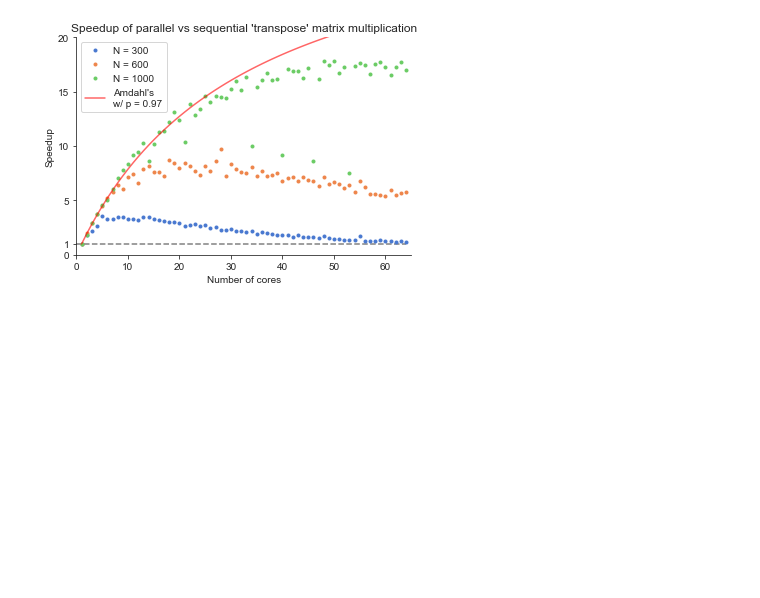
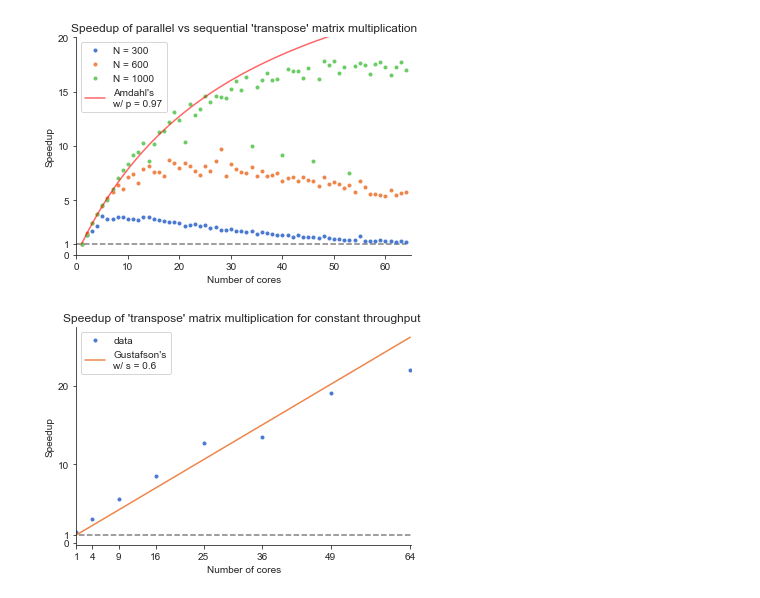
Before and after one commit to JakobSchauser/MLandData, a Jupyter notebook: HPPS/Exam/dataprocessing.ipynb, the cells around one changed output. Drawn from its saved outputs; the diff is of its cells as text; code cells hidden in the pictures; blank space fills up the shorter version.

Commit message:
ready to read through and hand in

```diff
--- a/HPPS/Exam/dataprocessing.ipynb
+++ b/HPPS/Exam/dataprocessing.ipynb
@@ -420,3 +429,39 @@ sns.despine()
 plt.show()
 # %% [output]
 [figure]
+# %%
+dat = []
+
+for i in range(8):
+    d = np.genfromtxt(f"MODI/{i+1}_200.csv",delimiter = ",",skip_header = 1)
+    dat.append(d)
+
+dat = np.array(dat)
+# %%
+x = np.power(dat[:,0]/200,2)
+plt.plot(x,dat[:,1]/dat[:,2],'.',label="data")
+# plt.plot(x, Amdahl(0.97,x),'-',label = "Amdahl's\nw/ p = 0.97",color="red",alpha = 0.6)
+plt.plot(x, Gustadson(0.6,x),label = "Gustafson's\nw/ s = 0.6")
+
+
+# # plt.legend()
+plt.xlim(1,max(x)+0.2)
+#
+plt.yticks([0,1,10,20,30,40,50])
+
+plt.legend()
+
+plt.hlines(1,0,max(x)+0.2,color="black",alpha = 0.5,ls = "--")
+
+plt.xticks([i*i for i in range(1,9)])
+# plt.ylim(0,25)
+
+plt.xlabel("Number of cores")
+plt.ylabel("Speedup")
+plt.title("Speedup of 'transpose' matrix multiplication for constant throughput ")
+sns.despine()
+plt.savefig("Gustafson.pdf")
+
+plt.show()
+# %% [output]
+[figure, added]
```
Also changed, not shown: parts of 7 cells of this notebook, 14 other files.
